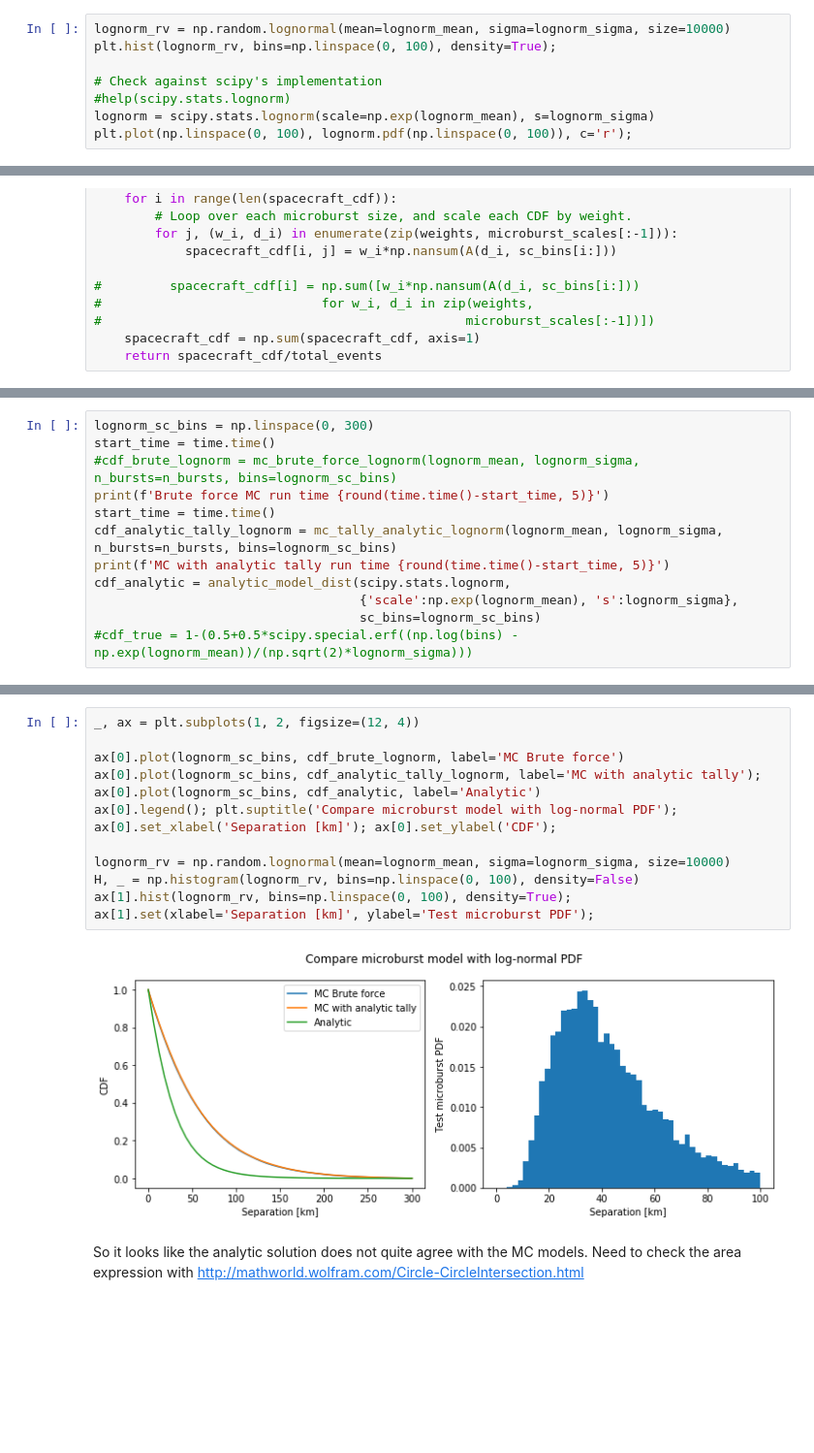
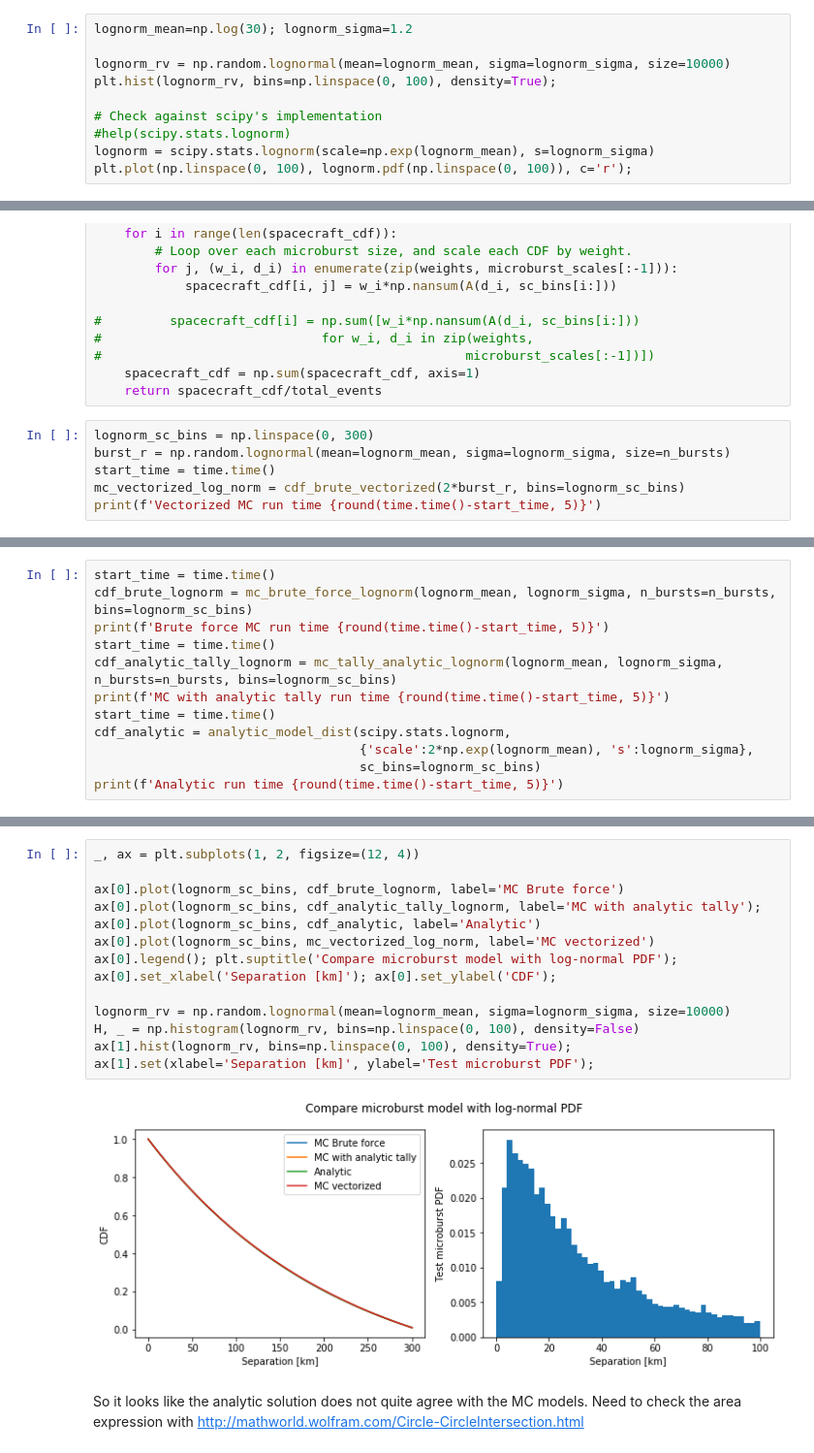
Before and after one commit to mshumko/ac6_microburst_scale_sizes, a Jupyter notebook: models/microburst_scale_size_model.ipynb, the cells around one changed output, grey strips where cells are left out. Shown: that part at 97% size. Drawn from its saved outputs; the diff is of its cells as text; blank space fills up the shorter version.

Commit message:
Got the fully general analytic model working. It was an issue with the radius vs diameter. Also validated the vectorized MC model. It seems to work the fastest and I trust it the most.

```diff
--- a/models/microburst_scale_size_model.ipynb
+++ b/models/microburst_scale_size_model.ipynb
@@ -363,4 +361,6 @@ lognorm_mean=np.log(40); lognorm_sigma=0.5
 # %%
+lognorm_mean=np.log(30); lognorm_sigma=1.2
+
 lognorm_rv = np.random.lognormal(mean=lognorm_mean, sigma=lognorm_sigma, size=10000)
 plt.hist(lognorm_rv, bins=np.linspace(0, 100), density=True);
 
@@ -458,3 +458,9 @@ def analytic_model_dist(dist, dist_kwargs, sc_bins=np.arange(100),
 #                                                microburst_scales[:-1])])
     spacecraft_cdf = np.sum(spacecraft_cdf, axis=1)
     return spacecraft_cdf/total_events
+# %%
+lognorm_sc_bins = np.linspace(0, 300)
+burst_r = np.random.lognormal(mean=lognorm_mean, sigma=lognorm_sigma, size=n_bursts)
+start_time = time.time()
+mc_vectorized_log_norm = cdf_brute_vectorized(2*burst_r, bins=lognorm_sc_bins)
+print(f'Vectorized MC run time {round(time.time()-start_time, 5)}')
@@ -461,13 +469,13 @@ def analytic_model_dist(dist, dist_kwargs, sc_bins=np.arange(100),
 # %%
-lognorm_sc_bins = np.linspace(0, 300)
 start_time = time.time()
-#cdf_brute_lognorm = mc_brute_force_lognorm(lognorm_mean, lognorm_sigma, n_bursts=n_bursts, bins=lognorm_sc_bins)
+cdf_brute_lognorm = mc_brute_force_lognorm(lognorm_mean, lognorm_sigma, n_bursts=n_bursts, bins=lognorm_sc_bins)
 print(f'Brute force MC run time {round(time.time()-start_time, 5)}')
 start_time = time.time()
 cdf_analytic_tally_lognorm = mc_tally_analytic_lognorm(lognorm_mean, lognorm_sigma, n_bursts=n_bursts, bins=lognorm_sc_bins)
 print(f'MC with analytic tally run time {round(time.time()-start_time, 5)}')
+start_time = time.time()
 cdf_analytic = analytic_model_dist(scipy.stats.lognorm,
-                                   {'scale':np.exp(lognorm_mean), 's':lognorm_sigma},
+                                   {'scale':2*np.exp(lognorm_mean), 's':lognorm_sigma},
                                    sc_bins=lognorm_sc_bins)
-#cdf_true = 1-(0.5+0.5*scipy.special.erf((np.log(bins) - np.exp(lognorm_mean))/(np.sqrt(2)*lognorm_sigma)))
+print(f'Analytic run time {round(time.time()-start_time, 5)}')
 # %% [output]
@@ -476,18 +485,19 @@ MC with analytic tally run time 0.39281
 # %%
 _, ax = plt.subplots(1, 2, figsize=(12, 4))
 
 ax[0].plot(lognorm_sc_bins, cdf_brute_lognorm, label='MC Brute force')
 ax[0].plot(lognorm_sc_bins, cdf_analytic_tally_lognorm, label='MC with analytic tally');
 ax[0].plot(lognorm_sc_bins, cdf_analytic, label='Analytic')
+ax[0].plot(lognorm_sc_bins, mc_vectorized_log_norm, label='MC vectorized')
 ax[0].legend(); plt.suptitle('Compare microburst model with log-normal PDF');
 ax[0].set_xlabel('Separation [km]'); ax[0].set_ylabel('CDF');
 
 lognorm_rv = np.random.lognormal(mean=lognorm_mean, sigma=lognorm_sigma, size=10000)
 H, _ = np.histogram(lognorm_rv, bins=np.linspace(0, 100), density=False)
 ax[1].hist(lognorm_rv, bins=np.linspace(0, 100), density=True);
 ax[1].set(xlabel='Separation [km]', ylabel='Test microburst PDF');
 # %% [output]
-[figure, old version]
+[figure, new version]
 # %% [markdown]
 So it looks like the analytic solution does not quite agree with the MC models. Need to check the area expression with http://mathworld.wolfram.com/Circle-CircleIntersection.html
 # %% [markdown]
```
Also changed, not shown: parts of 10 cells of this notebook.
